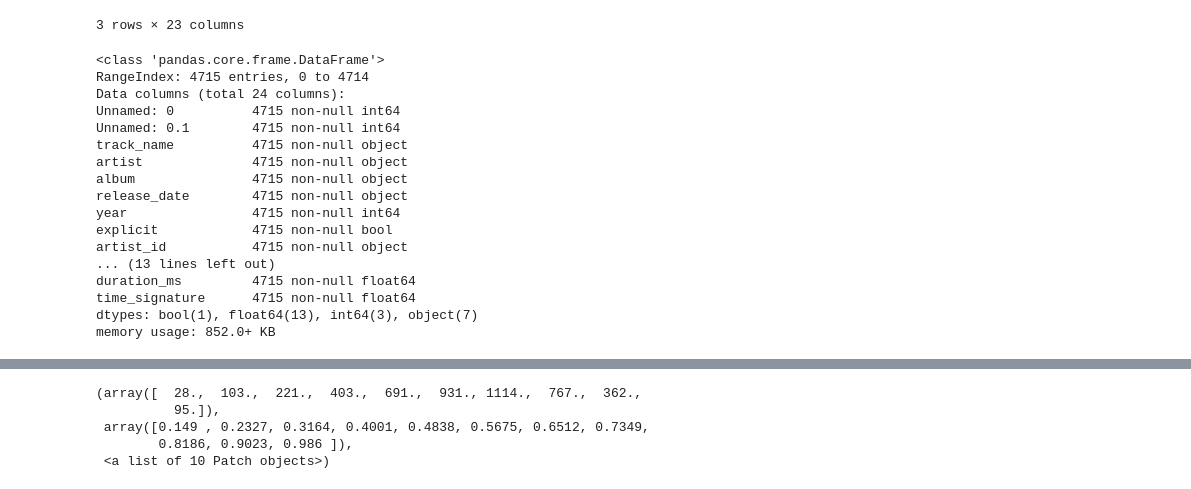
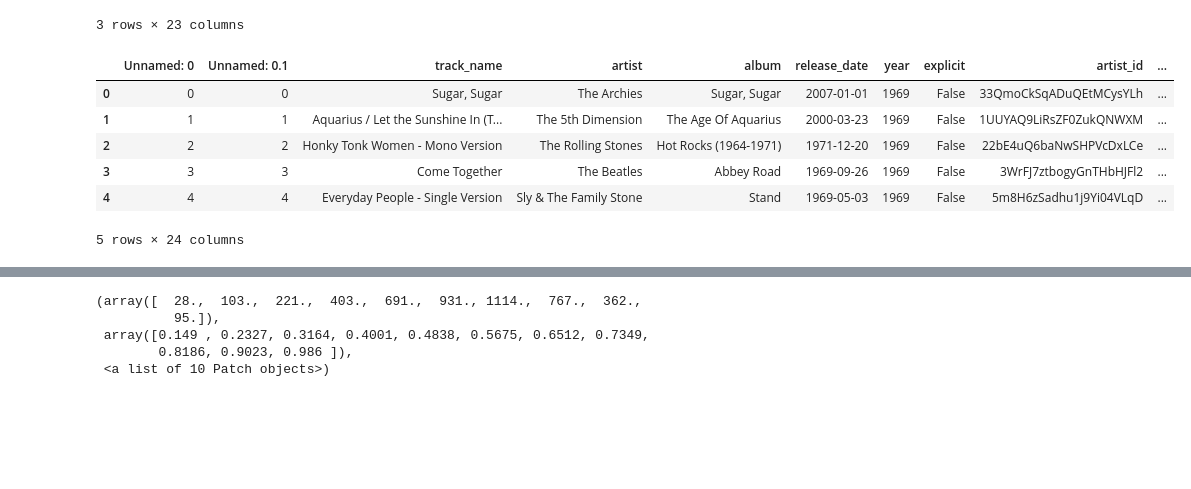
Before and after one commit to fsarraf/Mod3_project, a Jupyter notebook: api test.ipynb, the cells around one changed output, grey strips where cells are left out. Drawn from its saved outputs; the diff is of its cells as text; code cells hidden in the pictures; blank space fills up the shorter version.

```diff
--- a/api test.ipynb
+++ b/api test.ipynb
@@ -336,20 +197,10 @@ tracks_df.dropna(inplace = True)
 # %%
-tracks_df.info()
+tracks_df.head()
 # %% [output]
+|  | Unnamed: 0 | Unnamed: 0.1 | track_name | artist | album | release_date | year | explicit | artist_id | ... |
+| 0 | 0 | 0 | Sugar, Sugar | The Archies | Sugar, Sugar | 2007-01-01 | 1969 | False | 33QmoCkSqADuQEtMCysYLh | ... |
+| 1 | 1 | 1 | Aquarius / Let the Sunshine In (T... | The 5th Dimension | The Age Of Aquarius | 2000-03-23 | 1969 | False | 1UUYAQ9LiRsZF0ZukQNWXM | ... |
+| 2 | 2 | 2 | Honky Tonk Women - Mono Version | The Rolling Stones | Hot Rocks (1964-1971) | 1971-12-20 | 1969 | False | 22bE4uQ6baNwSHPVcDxLCe | ... |
+| 3 | 3 | 3 | Come Together | The Beatles | Abbey Road | 1969-09-26 | 1969 | False | 3WrFJ7ztbogyGnTHbHJFl2 | ... |
+| 4 | 4 | 4 | Everyday People - Single Version | Sly & The Family Stone | Stand | 1969-05-03 | 1969 | False | 5m8H6zSadhu1j9Yi04VLqD | ... |
-<class 'pandas.core.frame.DataFrame'>
-RangeIndex: 4715 entries, 0 to 4714
-Data columns (total 24 columns):
-Unnamed: 0          4715 non-null int64
-Unnamed: 0.1        4715 non-null int64
-track_name          4715 non-null object
-artist              4715 non-null object
-album               4715 non-null object
-release_date        4715 non-null object
-year                4715 non-null int64
-explicit            4715 non-null bool
-artist_id           4715 non-null object
-... (13 lines left out)
-duration_ms         4715 non-null float64
-time_signature      4715 non-null float64
-dtypes: bool(1), float64(13), int64(3), object(7)
-memory usage: 852.0+ KB
+5 rows × 24 columns
```
Also changed, not shown: parts of 47 cells of this notebook, 6 other files.
